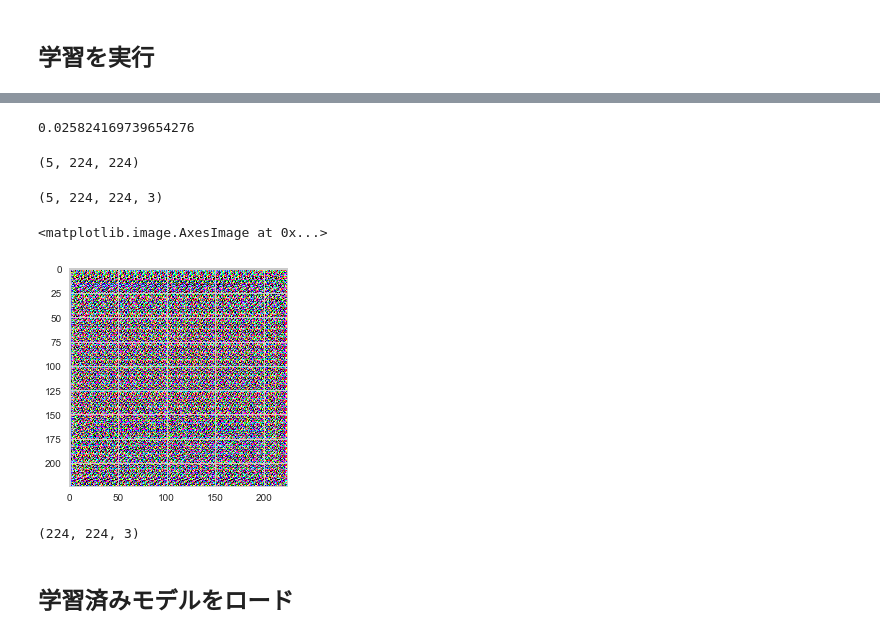
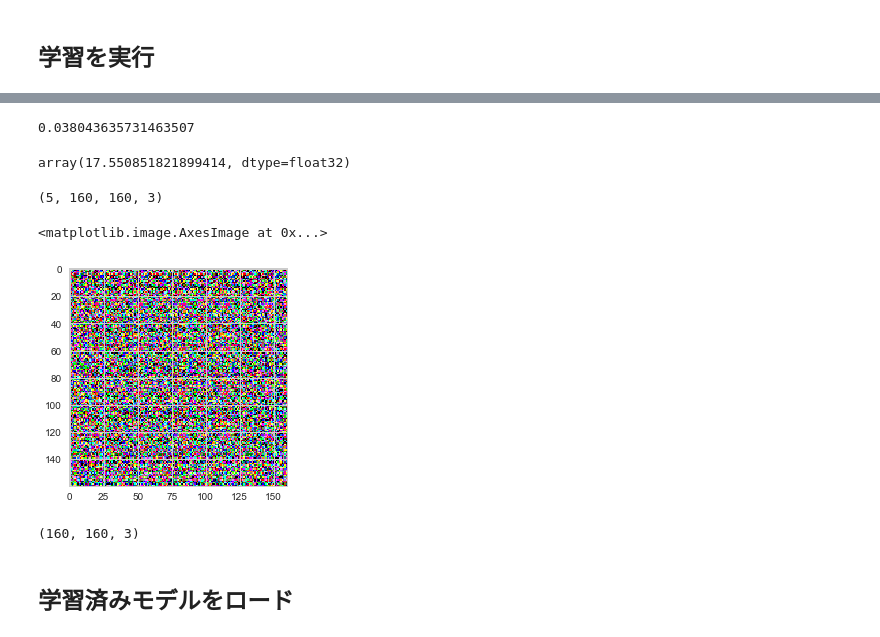
Before and after one commit to uents/chainer-playground, a Jupyter notebook: dl-course/doc/fcn.ipynb, the cells around one changed output, grey strips where cells are left out. Drawn from its saved outputs; the diff is of its cells as text; code cells hidden in the pictures.

```diff
--- a/dl-course/doc/fcn.ipynb
+++ b/dl-course/doc/fcn.ipynb
@@ -29,7 +29,7 @@ from config import *
 from fcn import *
 from image import *
 # %%
-with open(os.path.join('..', 'cache', 'cv_catalog.json'), 'r') as fp:
+with open(os.path.join('..', 'cache', 'train_catalog.json'), 'r') as fp:
     catalog = json.load(fp)
 
 dataset = catalog['dataset']
@@ -112,25 +134,25 @@ optimizer.update(model, xs, ts)
 # %%
 model.pixel_acc
 # %% [output]
-0.025824169739654276
+0.038043635731463507
-# %%
-indexed_images = np.argmax(h.data, axis=1)
-indexed_images.shape
-# %% [output]
-(5, 224, 224)
+# %%
+model.train = False
+model(xs, ts).data
+# %% [output]
+array(17.550851821899414, dtype=float32)
 # %%
-pred_images = color_label_image(indexed_images)
+pred_images = color_label_image(model.pred)
 pred_images.shape
 # %% [output]
-(5, 224, 224, 3)
+(5, 160, 160, 3)
 # %%
-plt.imshow(pred_images[0])
+plt.imshow(cv2.cvtColor(pred_images[0], cv2.COLOR_BGR2RGB))
 # %% [output]
 <matplotlib.image.AxesImage at 0x...>
-[figure, old version]
+[figure, new version]
 # %%
 pred_images[0].shape
 # %% [output]
-(224, 224, 3)
+(160, 160, 3)
 # %% [markdown]
 ## 学習済みモデルをロード
```
Also changed, not shown: parts of 19 cells of this notebook.
